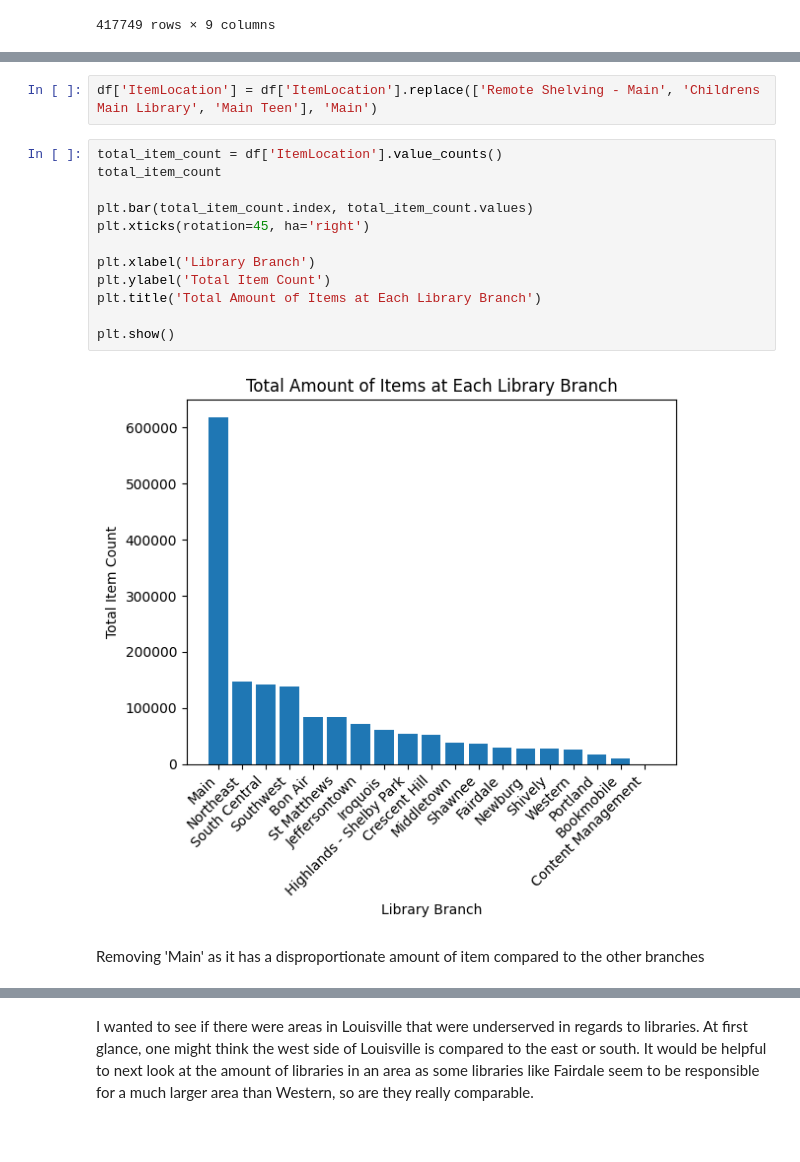
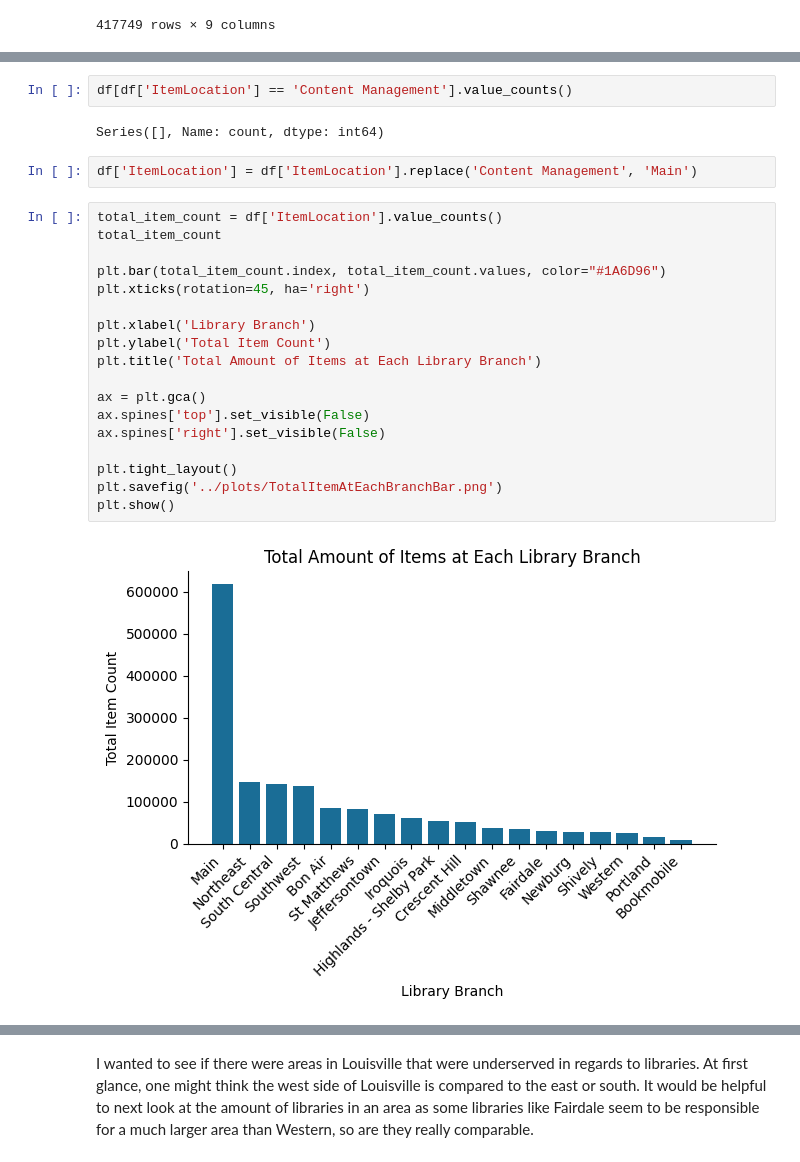
Before and after one commit to btl930/louisville_library_inventory_analysis, a Jupyter notebook: notebook/louisville_library_inventory_analysis.ipynb, the cells around one changed output, grey strips where cells are left out. Cells and saved outputs as stored; diff of their text form; blank space fills up the shorter version.

Commit message:
'EDA Plot 1 to EDA Plots 1&2'

```diff
--- a/notebook/louisville_library_inventory_analysis.ipynb
+++ b/notebook/louisville_library_inventory_analysis.ipynb
@@ -337,21 +313,29 @@ plt.show()
-# %%
-df['ItemLocation'] = df['ItemLocation'].replace(['Remote Shelving - Main', 'Childrens Main Library', 'Main Teen'], 'Main')
+# %%
+df[df['ItemLocation'] == 'Content Management'].value_counts()
+# %% [output]
+Series([], Name: count, dtype: int64)
+# %%
+df['ItemLocation'] = df['ItemLocation'].replace('Content Management', 'Main')
 # %%
 total_item_count = df['ItemLocation'].value_counts()
 total_item_count
 
-plt.bar(total_item_count.index, total_item_count.values)
+plt.bar(total_item_count.index, total_item_count.values, color="#1A6D96")
 plt.xticks(rotation=45, ha='right')
 
 plt.xlabel('Library Branch')
 plt.ylabel('Total Item Count')
 plt.title('Total Amount of Items at Each Library Branch')
 
+ax = plt.gca()
+ax.spines['top'].set_visible(False)
+ax.spines['right'].set_visible(False)
+
+plt.tight_layout()
+plt.savefig('../plots/TotalItemAtEachBranchBar.png')
 plt.show()
 # %% [output]
-[figure, old version]
+[figure, new version]
-# %% [markdown]
-Removing 'Main' as it has a disproportionate amount of item compared to the other branches
 # %%
 item_count_non_Main = (
     df[df['ItemLocation'] != 'Main']['ItemLocation']
```
Also changed, not shown: parts of 14 cells of this notebook, 1 other file.
